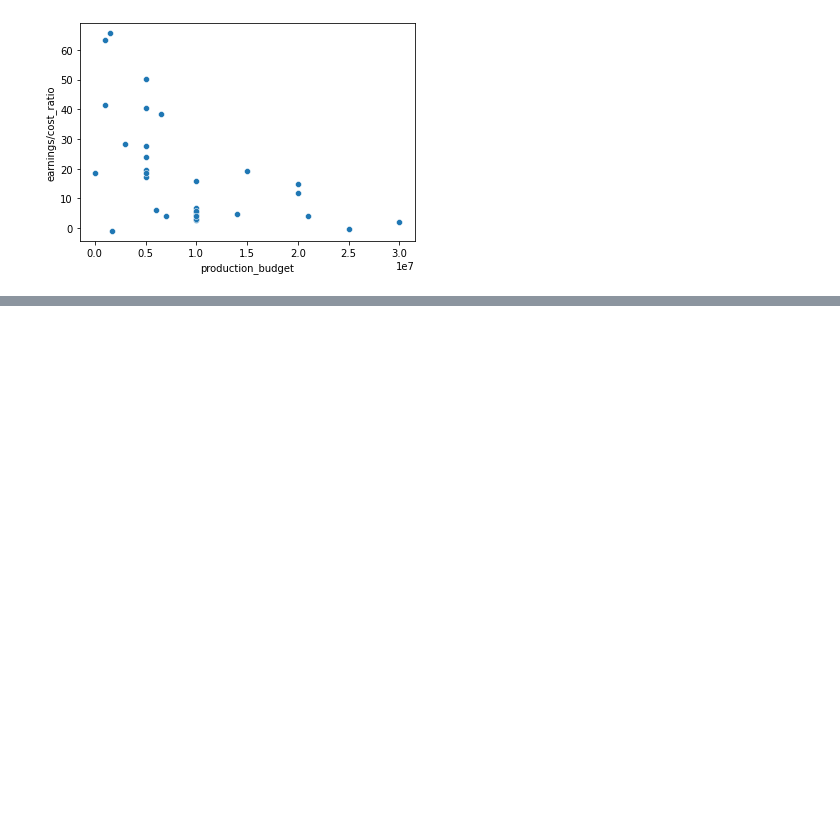
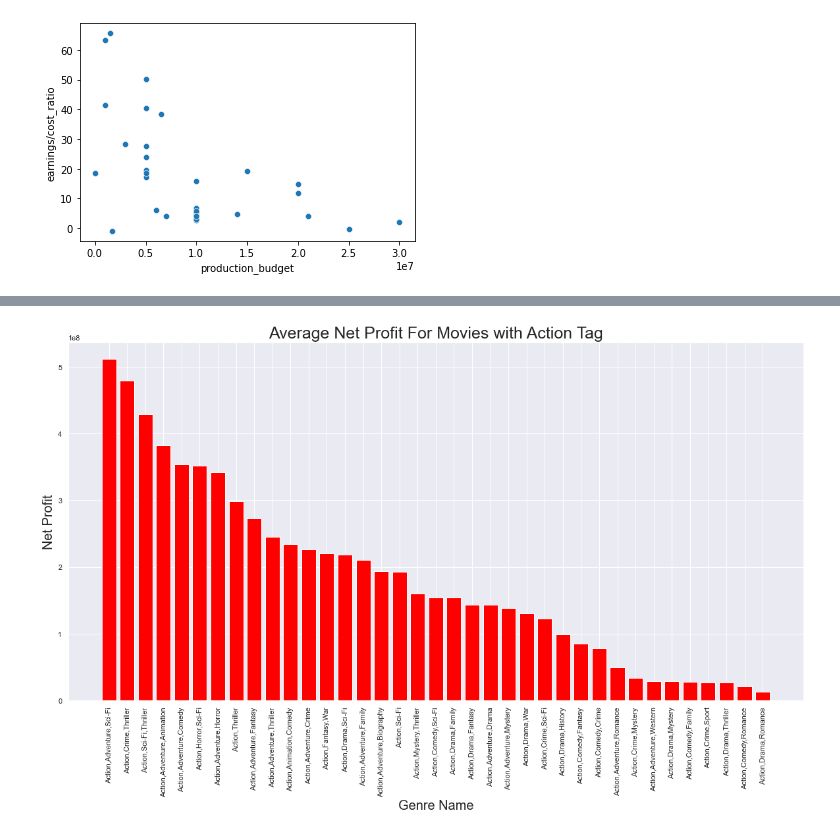
Before and after one commit to EmmaChoate/microsoft_movie_analysis, a Jupyter notebook: data/zippedData/Untitled.ipynb, the cells around one changed output, grey strips where cells are left out. Cells and saved outputs as stored; diff of their text form; code cells hidden in the pictures; blank space fills up the shorter version.

```diff
--- a/data/zippedData/Untitled.ipynb
+++ b/data/zippedData/Untitled.ipynb
@@ -713,0 +698,14 @@ FileNotFoundError: [Errno 2] No such file or directory: 'action_table.csv'
+# %%
+avgnet_profit_action=dict(actiontableau.groupby('genres').net_pre_marketing.mean())
+sorted_data = sorted(avgnet_profit_action.items(), key=lambda x: x[1], reverse=True)
+avgnet_profit_action_sorted =dict(sorted_data)
+avgnet_profit_action_sorted
+plot_two_, plot_two_ax_= plt.subplots(figsize=(20, 10))
+plot_two_ax_.bar(avgnet_profit_action_sorted.keys(),avgnet_profit_action_sorted.values(), color = 'red')
+plot_two_ax_.set_title('Average Net Profit For Movies with Action Tag', fontsize=25)
+plot_two_ax_.set_ylabel('Net Profit', fontsize=20)
+plot_two_ax_.set_xlabel('Genre Name', fontsize=20)
+
+plt.xticks(rotation=90);
+# %% [output]
+[figure, added]
```
Also changed, not shown: parts of 56 cells of this notebook.
